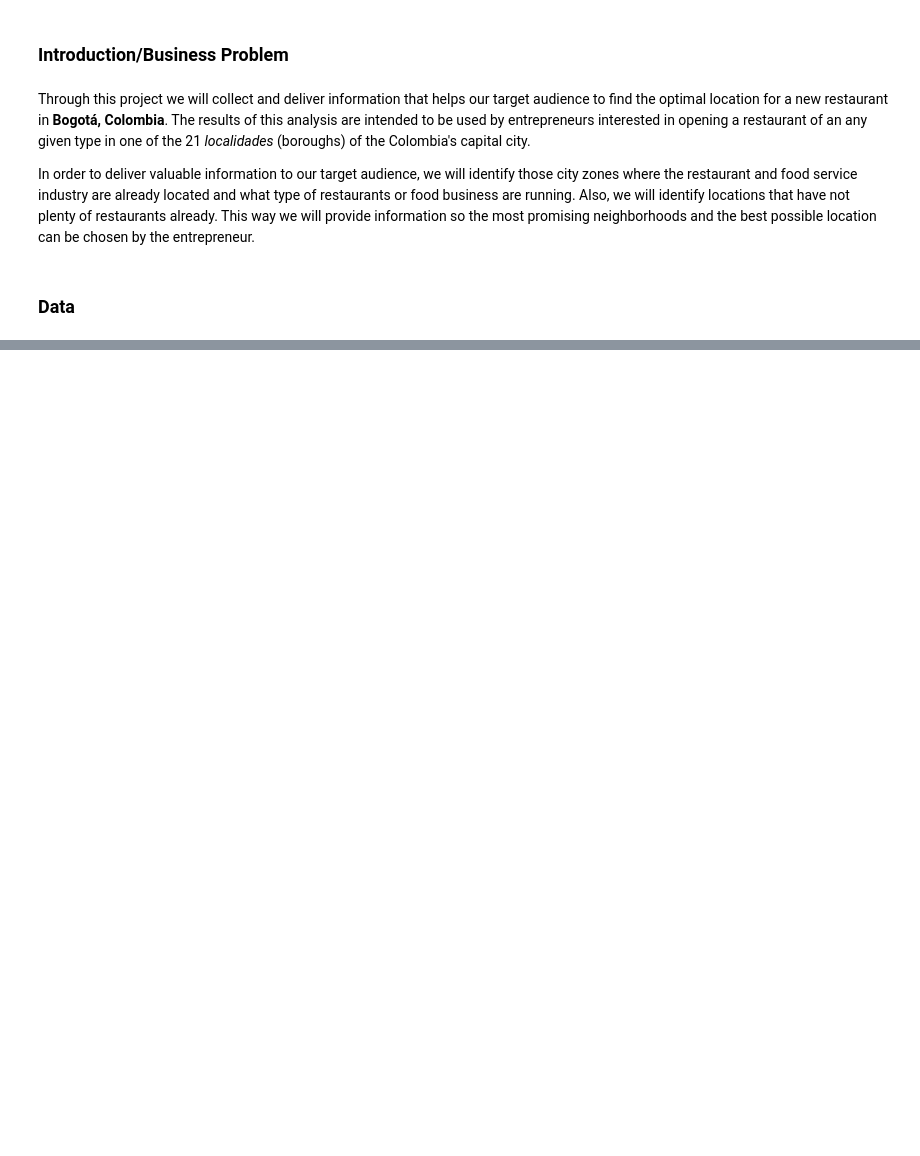
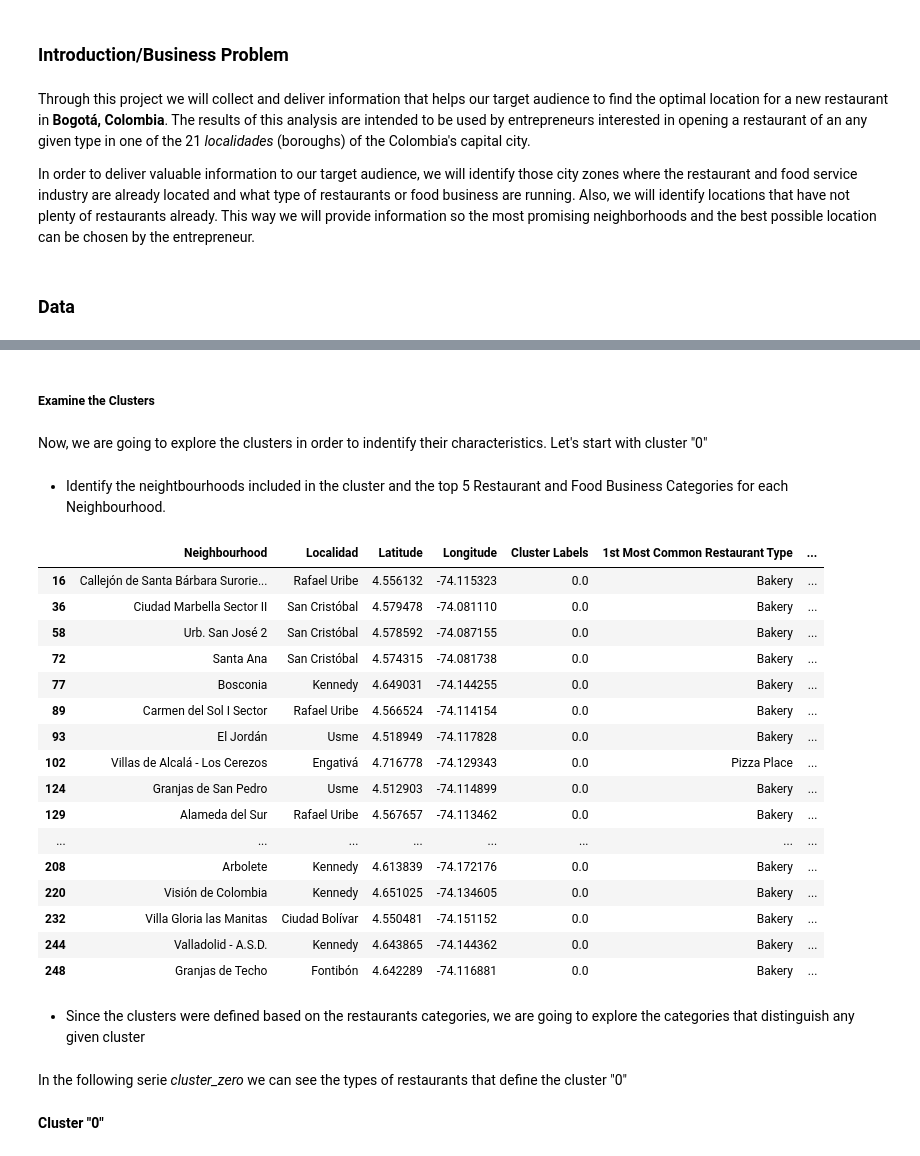
Before and after one commit to ocampodav/Coursera_Capstone, a Jupyter notebook: Capstone Project - The Battle of the Neighborhoods.ipynb, the cells around one changed output, grey strips where cells are left out. Cells and saved outputs as stored; diff of their text form; code cells hidden in the pictures; blank space fills up the shorter version.

```diff
--- a/Capstone Project - The Battle of the Neighborhoods.ipynb
+++ b/Capstone Project - The Battle of the Neighborhoods.ipynb
@@ -27,0 +637,11 @@ The data sources that will be used to generate the required information:
+# %%
+# set number of clusters
+kclusters = 5
+
+bogota_clustering = bogota_restaurants_freq.drop('Neighbourhood', 1)
+
+# run k-means clustering
+kmeans = KMeans(n_clusters=kclusters, random_state=0).fit(bogota_clustering)
+
+# check cluster labels generated for each row in the dataframe
+kmeans.labels_
@@ -27,0 +665,3 @@ The data sources that will be used to generate the required information:
+# %%
+# add clustering labels
+bogota_restaurant_sorted.insert(0, 'Cluster Labels', kmeans.labels_)
@@ -27,0 +684,5 @@ The data sources that will be used to generate the required information:
+# %%
+# merge bogota_restaurant_sorted with data_neighbourhoods to add latitude/longitude for each neighborhood
+
+bogota_restaurants_categ = data_neighbourhoods.join(bogota_restaurant_sorted.set_index('Neighbourhood'), on='Neighbourhood')
+bogota_restaurants_categ
@@ -27,0 +703,3 @@ The data sources that will be used to generate the required information:
+# %%
+#dropping the lines corresponding to neighbourhoods with no data about restaurants
+bogota_restaurants_categ.dropna(inplace = True)
@@ -27,0 +756,34 @@ The data sources that will be used to generate the required information:
+# %% [markdown]
+##### Examine the Clusters
+# %% [markdown]
+Now, we are going to explore the clusters in order to indentify their characteristics.
+Let's start with cluster "0"
+# %% [markdown]
+* Identify the neightbourhoods included in the cluster and the top 5 Restaurant and Food Business Categories for each Neighbourhood.
+# %%
+bogota_restaurants_cluster0 = bogota_restaurants_categ[bogota_restaurants_categ['Cluster Labels']==0]
+bogota_restaurants_cluster0
+# %% [output]
+|  | Neighbourhood | Localidad | Latitude | Longitude | Cluster Labels | 1st Most Common Restaurant Type | ... |
+| 16 | Callejón de Santa Bárbara Surorie... | Rafael Uribe | 4.556132 | -74.115323 | 0.0 | Bakery | ... |
+| 36 | Ciudad Marbella Sector II | San Cristóbal | 4.579478 | -74.081110 | 0.0 | Bakery | ... |
+| 58 | Urb. San José 2 | San Cristóbal | 4.578592 | -74.087155 | 0.0 | Bakery | ... |
+| 72 | Santa Ana | San Cristóbal | 4.574315 | -74.081738 | 0.0 | Bakery | ... |
+| 77 | Bosconia | Kennedy | 4.649031 | -74.144255 | 0.0 | Bakery | ... |
+| 89 | Carmen del Sol I Sector | Rafael Uribe | 4.566524 | -74.114154 | 0.0 | Bakery | ... |
+| 93 | El Jordán | Usme | 4.518949 | -74.117828 | 0.0 | Bakery | ... |
+| 102 | Villas de Alcalá - Los Cerezos | Engativá | 4.716778 | -74.129343 | 0.0 | Pizza Place | ... |
+| 124 | Granjas de San Pedro | Usme | 4.512903 | -74.114899 | 0.0 | Bakery | ... |
+| 129 | Alameda del Sur | Rafael Uribe | 4.567657 | -74.113462 | 0.0 | Bakery | ... |
+| ... | ... | ... | ... | ... | ... | ... | ... |
+| 208 | Arbolete | Kennedy | 4.613839 | -74.172176 | 0.0 | Bakery | ... |
+| 220 | Visión de Colombia | Kennedy | 4.651025 | -74.134605 | 0.0 | Bakery | ... |
+| 232 | Villa Gloria las Manitas | Ciudad Bolívar | 4.550481 | -74.151152 | 0.0 | Bakery | ... |
+| 244 | Valladolid - A.S.D. | Kennedy | 4.643865 | -74.144362 | 0.0 | Bakery | ... |
+| 248 | Granjas de Techo | Fontibón | 4.642289 | -74.116881 | 0.0 | Bakery | ... |
+# %% [markdown]
+* Since the clusters were defined based on the restaurants categories, we are going to explore the categories that distinguish any given cluster
+# %% [markdown]
+In the following serie _cluster_zero_ we can see the types of restaurants that define the cluster "0"
+# %% [markdown]
+**Cluster "0"**
```
Also changed, not shown: parts of 106 cells of this notebook.
